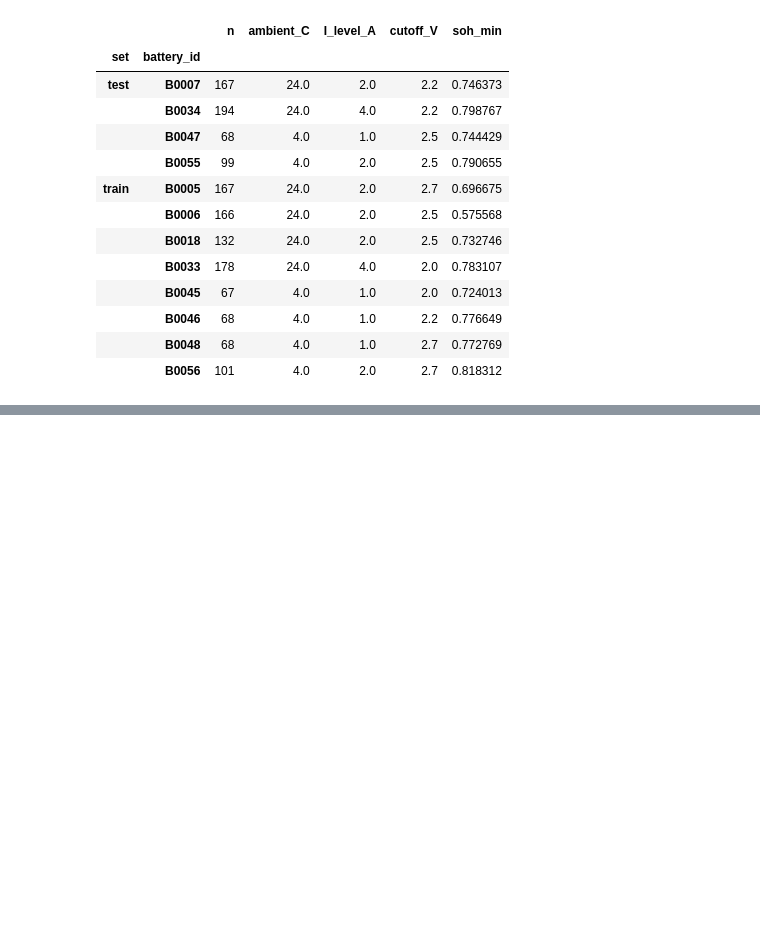
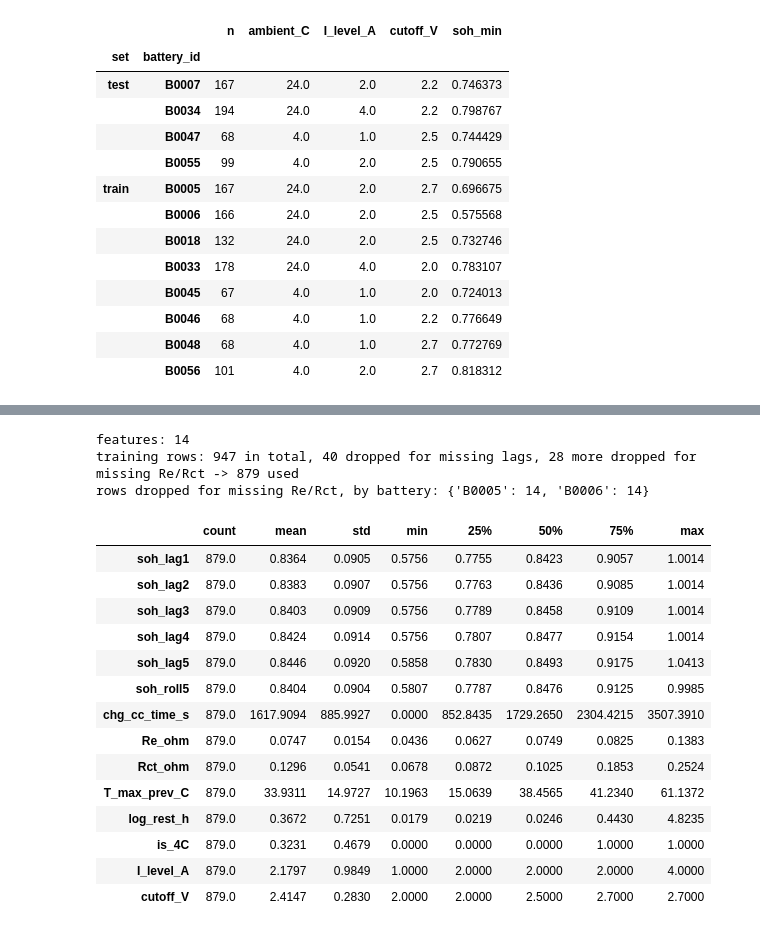
Before and after one commit to Ac-2836/STAT3013.R11.CTTT_Group08, a Jupyter notebook: notebooks/30_ml.ipynb, the cells around one changed output, grey strips where cells are left out. Cells and saved outputs as stored; diff of their text form; code cells hidden in the pictures; blank space fills up the shorter version.

```diff
--- a/notebooks/30_ml.ipynb
+++ b/notebooks/30_ml.ipynb
@@ -118,0 +95,30 @@ Lưới gồm toàn bộ giá trị của Go.md (C ∈ {0,1; 1; 10; 100}, ε ∈
+# %%
+X_all = exp.builder.build(train)
+lag_ok = X_all[exp.builder.lag_cols + ["T_max_prev_C"]].notna().all(axis=1)
+imp_missing = X_all[["Re_ohm", "Rct_ohm"]].isna().any(axis=1)
+print(f"features: {len(exp.builder.feature_names)}")
+print(f"training rows: {len(train)} in total, {(~lag_ok).sum()} dropped for missing lags, "
+      f"{(lag_ok & imp_missing).sum()} more dropped for missing Re/Rct -> {len(exp.X_tr)} used")
+print("rows dropped for missing Re/Rct, by battery:",
+      train[lag_ok & imp_missing].battery_id.value_counts().to_dict())
+assert exp.X_tr.notna().all().all()
+exp.X_tr.describe().T.round(4)
+# %% [output]
+features: 14
+training rows: 947 in total, 40 dropped for missing lags, 28 more dropped for missing Re/Rct -> 879 used
+rows dropped for missing Re/Rct, by battery: {'B0005': 14, 'B0006': 14}
+|  | count | mean | std | min | 25% | 50% | 75% | max |
+| soh_lag1 | 879.0 | 0.8364 | 0.0905 | 0.5756 | 0.7755 | 0.8423 | 0.9057 | 1.0014 |
+| soh_lag2 | 879.0 | 0.8383 | 0.0907 | 0.5756 | 0.7763 | 0.8436 | 0.9085 | 1.0014 |
+| soh_lag3 | 879.0 | 0.8403 | 0.0909 | 0.5756 | 0.7789 | 0.8458 | 0.9109 | 1.0014 |
+| soh_lag4 | 879.0 | 0.8424 | 0.0914 | 0.5756 | 0.7807 | 0.8477 | 0.9154 | 1.0014 |
+| soh_lag5 | 879.0 | 0.8446 | 0.0920 | 0.5858 | 0.7830 | 0.8493 | 0.9175 | 1.0413 |
+| soh_roll5 | 879.0 | 0.8404 | 0.0904 | 0.5807 | 0.7787 | 0.8476 | 0.9125 | 0.9985 |
+| chg_cc_time_s | 879.0 | 1617.9094 | 885.9927 | 0.0000 | 852.8435 | 1729.2650 | 2304.4215 | 3507.3910 |
+| Re_ohm | 879.0 | 0.0747 | 0.0154 | 0.0436 | 0.0627 | 0.0749 | 0.0825 | 0.1383 |
+| Rct_ohm | 879.0 | 0.1296 | 0.0541 | 0.0678 | 0.0872 | 0.1025 | 0.1853 | 0.2524 |
+| T_max_prev_C | 879.0 | 33.9311 | 14.9727 | 10.1963 | 15.0639 | 38.4565 | 41.2340 | 61.1372 |
+| log_rest_h | 879.0 | 0.3672 | 0.7251 | 0.0179 | 0.0219 | 0.0246 | 0.4430 | 4.8235 |
+| is_4C | 879.0 | 0.3231 | 0.4679 | 0.0000 | 0.0000 | 0.0000 | 1.0000 | 1.0000 |
+| I_level_A | 879.0 | 2.1797 | 0.9849 | 1.0000 | 2.0000 | 2.0000 | 2.0000 | 4.0000 |
+| cutoff_V | 879.0 | 2.4147 | 0.2830 | 2.0000 | 2.0000 | 2.5000 | 2.7000 | 2.7000 |
```
Also changed, not shown: parts of 52 cells of this notebook, 19 other files.
